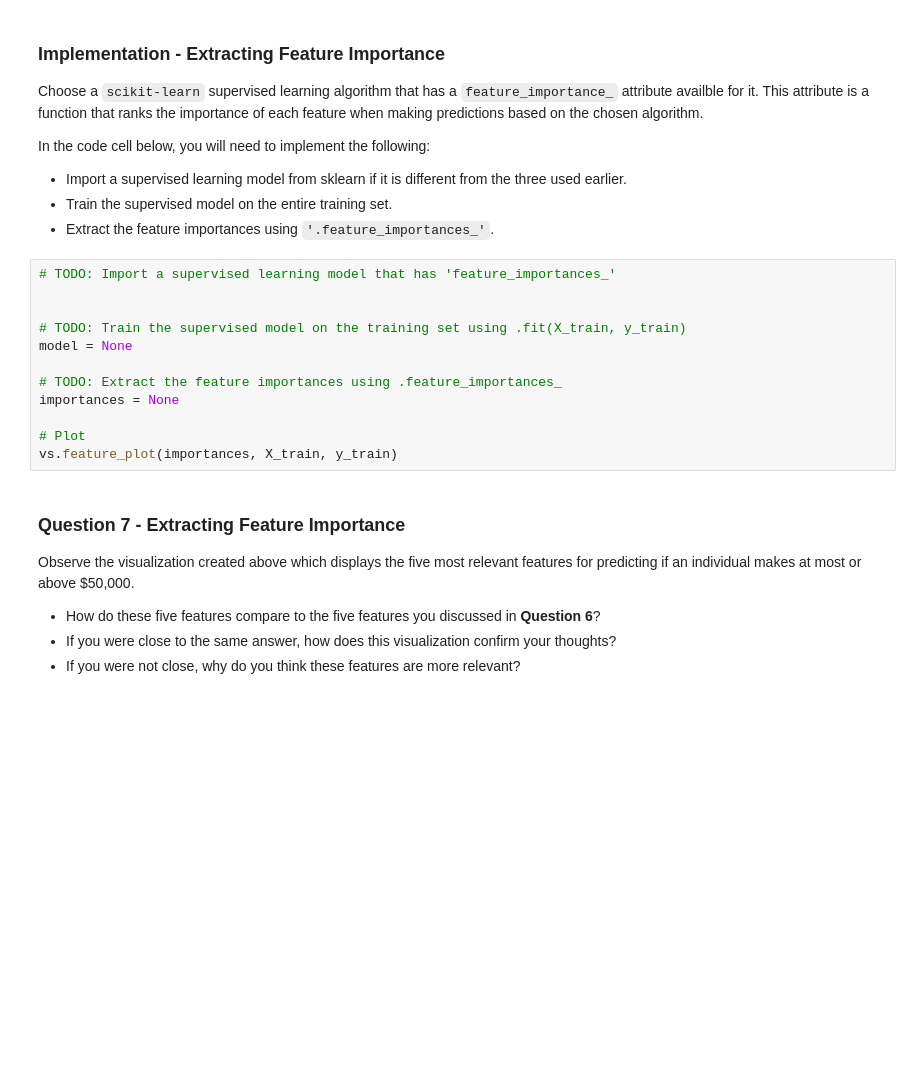
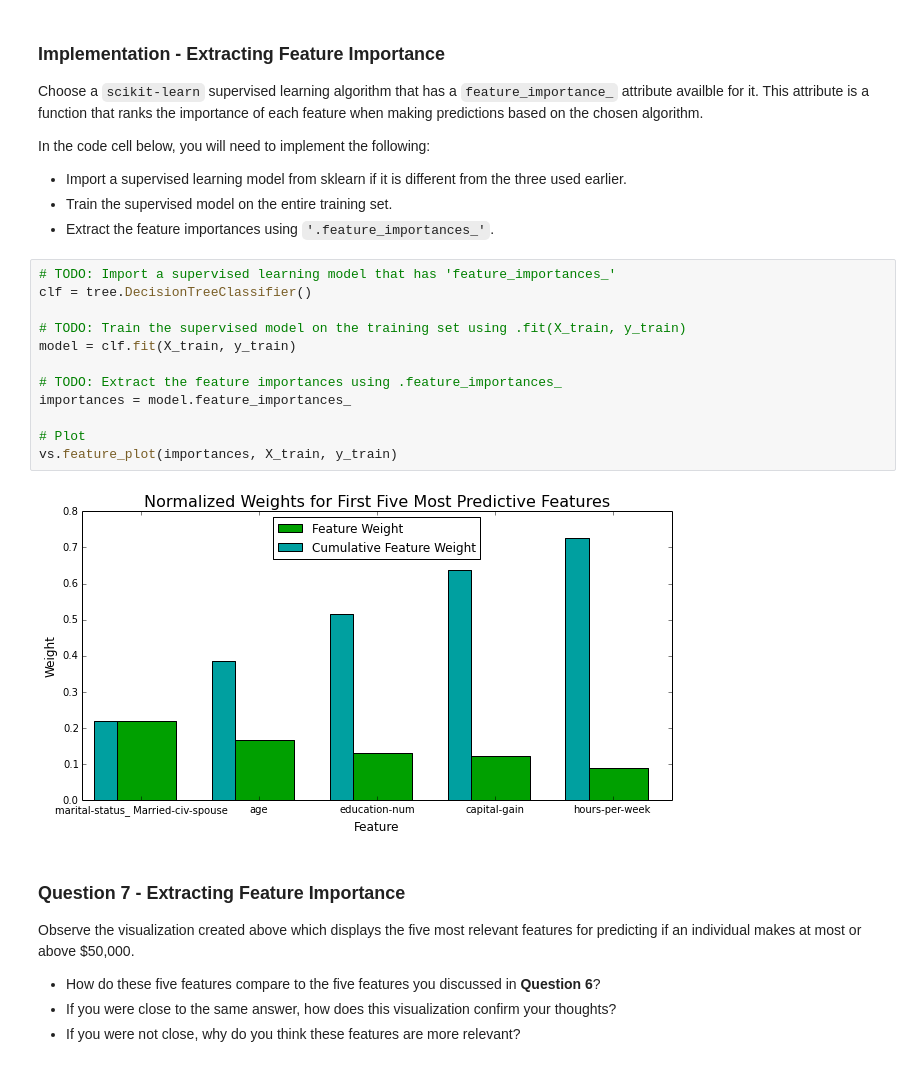
Before and after one commit to gigapromoters/ml-charity, a Jupyter notebook: finding_donors.ipynb, the cells around one changed output. Saved outputs shown, nothing was run; the diff lists cells and outputs as text; blank space fills up the shorter version.

```diff
--- a/finding_donors.ipynb
+++ b/finding_donors.ipynb
@@ -538,16 +608,18 @@ In the code cell below, you will need to implement the following:
  - Extract the feature importances using `'.feature_importances_'`.
 # %%
 # TODO: Import a supervised learning model that has 'feature_importances_'
-
+clf = tree.DecisionTreeClassifier()
 
 # TODO: Train the supervised model on the training set using .fit(X_train, y_train)
-model = None
+model = clf.fit(X_train, y_train)
 
 # TODO: Extract the feature importances using .feature_importances_
-importances = None
+importances = model.feature_importances_
 
 # Plot
 vs.feature_plot(importances, X_train, y_train)
+# %% [output]
+[figure, added]
 # %% [markdown]
 ### Question 7 - Extracting Feature Importance
 
```
Also changed, not shown: parts of 20 cells of this notebook, 2 other files.
